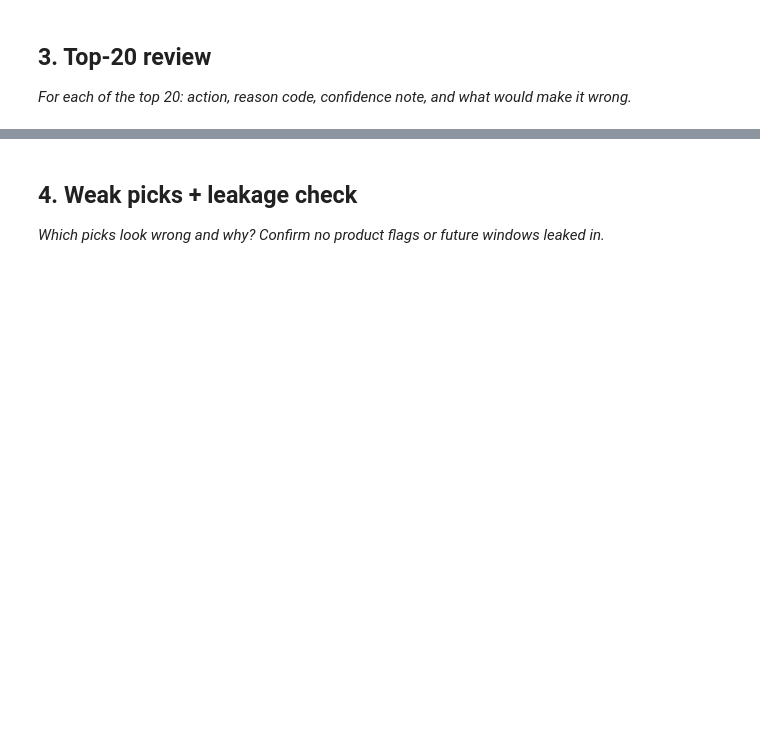
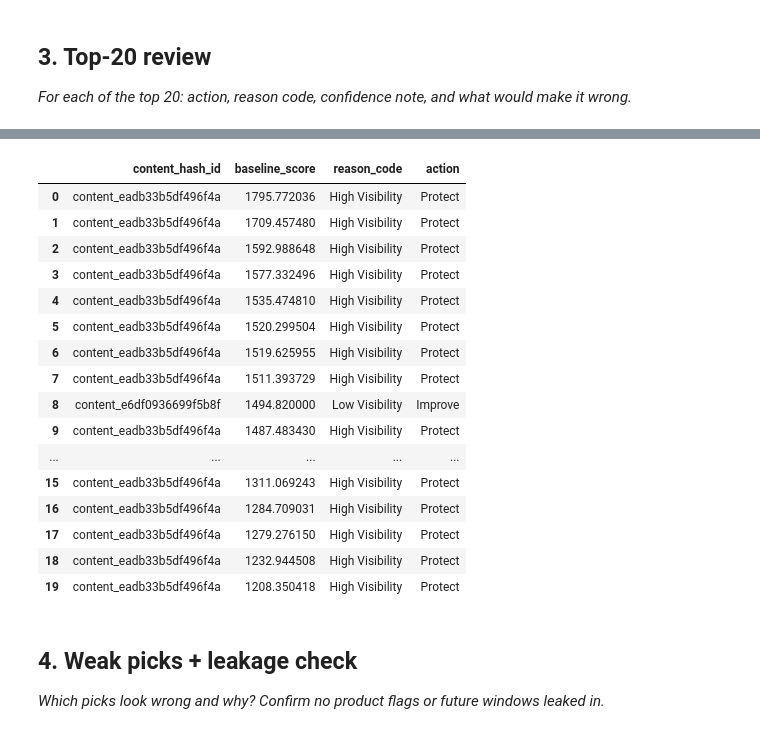
Before and after one commit to MukibHossain/ml-internship-starter, a Jupyter notebook: work/notebooks/w04_baseline_score.ipynb, the cells around one changed output, grey strips where cells are left out. Cells and saved outputs as stored; diff of their text form; code cells hidden in the pictures; blank space fills up the shorter version.

Commit message:
Top 20 review done

```diff
--- a/work/notebooks/w04_baseline_score.ipynb
+++ b/work/notebooks/w04_baseline_score.ipynb
@@ -316,3 +316,7 @@ baseline.head(20)
 ## 3. Top-20 review
 
 *For each of the top 20: action, reason code, confidence note, and what would make it wrong.*
+# %%
+top20 = baseline.head(20)
+
+top20
@@ -318,0 +341,29 @@ baseline.head(20)
+# %%
+top20_review = top20[
+    [
+        "content_hash_id",
+        "baseline_score",
+        "reason_code",
+        "action"
+    ]
+]
+
+top20_review
+# %% [output]
+|  | content_hash_id | baseline_score | reason_code | action |
+| 0 | content_eadb33b5df496f4a | 1795.772036 | High Visibility | Protect |
+| 1 | content_eadb33b5df496f4a | 1709.457480 | High Visibility | Protect |
+| 2 | content_eadb33b5df496f4a | 1592.988648 | High Visibility | Protect |
+| 3 | content_eadb33b5df496f4a | 1577.332496 | High Visibility | Protect |
+| 4 | content_eadb33b5df496f4a | 1535.474810 | High Visibility | Protect |
+| 5 | content_eadb33b5df496f4a | 1520.299504 | High Visibility | Protect |
+| 6 | content_eadb33b5df496f4a | 1519.625955 | High Visibility | Protect |
+| 7 | content_eadb33b5df496f4a | 1511.393729 | High Visibility | Protect |
+| 8 | content_e6df0936699f5b8f | 1494.820000 | Low Visibility | Improve |
+| 9 | content_eadb33b5df496f4a | 1487.483430 | High Visibility | Protect |
+| ... | ... | ... | ... | ... |
+| 15 | content_eadb33b5df496f4a | 1311.069243 | High Visibility | Protect |
+| 16 | content_eadb33b5df496f4a | 1284.709031 | High Visibility | Protect |
+| 17 | content_eadb33b5df496f4a | 1279.276150 | High Visibility | Protect |
+| 18 | content_eadb33b5df496f4a | 1232.944508 | High Visibility | Protect |
+| 19 | content_eadb33b5df496f4a | 1208.350418 | High Visibility | Protect |
```
Also changed, not shown: parts of 2 cells of this notebook.
